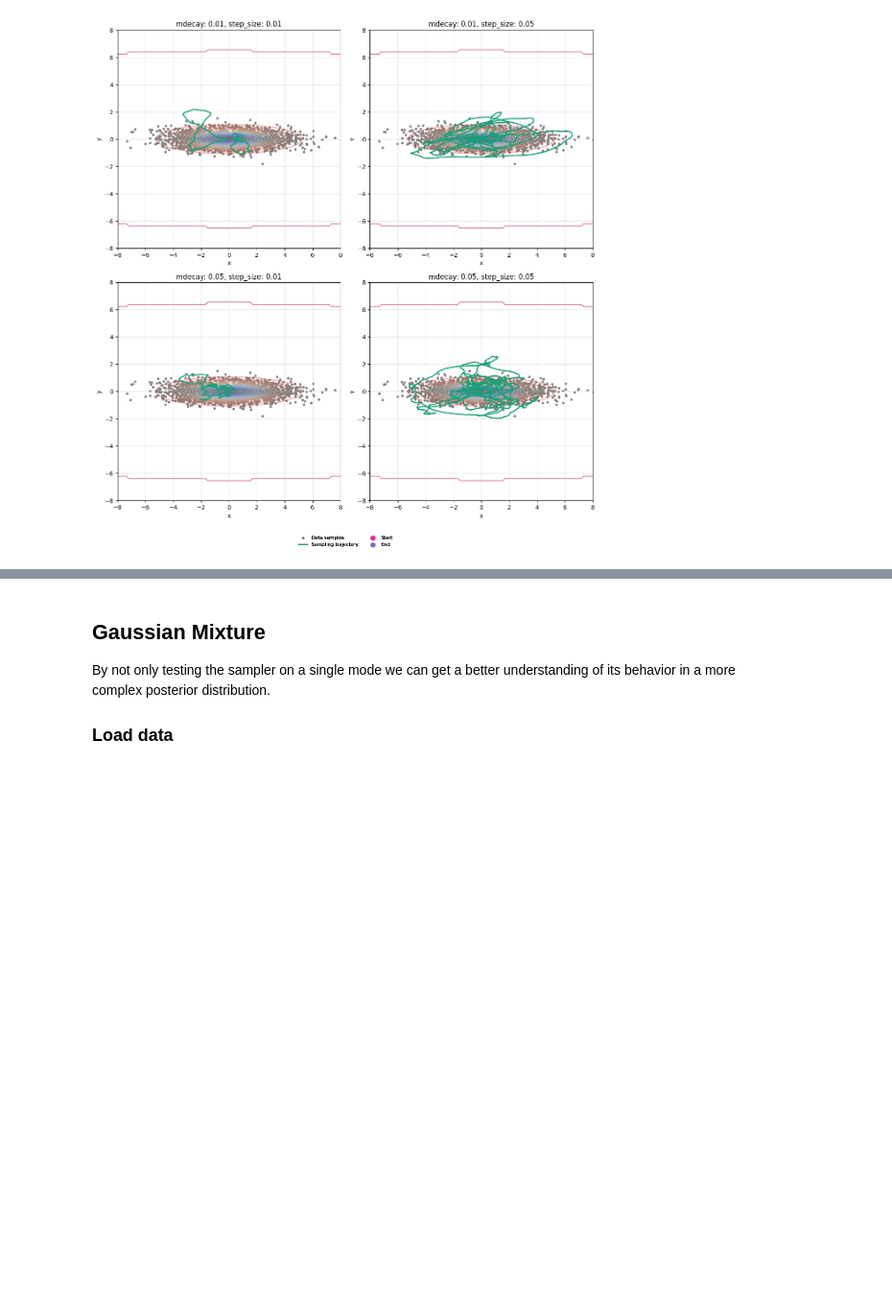
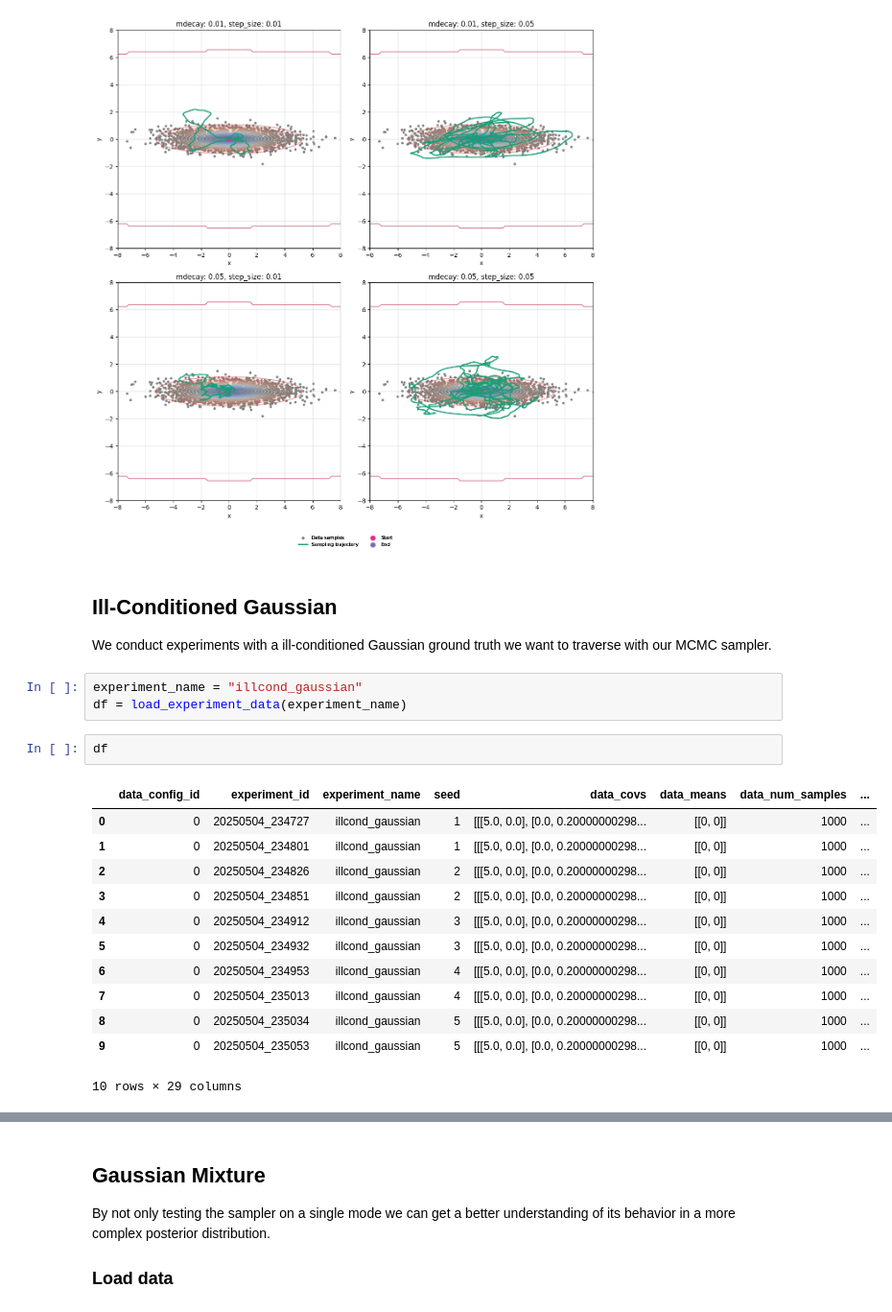
Before and after one commit to mo374z/enhancing-sgmcmc, a Jupyter notebook: notebooks/evaluate_experiments.ipynb, the cells around one changed output, grey strips where cells are left out. Shown at 96% size. Cells and saved outputs as stored; diff of their text form; blank space fills up the shorter version.

```diff
--- a/notebooks/evaluate_experiments.ipynb
+++ b/notebooks/evaluate_experiments.ipynb
@@ -192,3 +192,24 @@ plt.tight_layout()
 plt.show()
 # %% [output]
 [figure]
+# %% [markdown]
+## Ill-Conditioned Gaussian
+We conduct experiments with a ill-conditioned Gaussian ground truth we want to traverse with our MCMC sampler.
+# %%
+experiment_name = "illcond_gaussian"
+df = load_experiment_data(experiment_name)
+# %%
+df
+# %% [output]
+|  | data_config_id | experiment_id | experiment_name | seed | data_covs | data_means | data_num_samples | ... |
+| 0 | 0 | 20250504_234727 | illcond_gaussian | 1 | [[[5.0, 0.0], [0.0, 0.20000000298... | [[0, 0]] | 1000 | ... |
+| 1 | 0 | 20250504_234801 | illcond_gaussian | 1 | [[[5.0, 0.0], [0.0, 0.20000000298... | [[0, 0]] | 1000 | ... |
+| 2 | 0 | 20250504_234826 | illcond_gaussian | 2 | [[[5.0, 0.0], [0.0, 0.20000000298... | [[0, 0]] | 1000 | ... |
+| 3 | 0 | 20250504_234851 | illcond_gaussian | 2 | [[[5.0, 0.0], [0.0, 0.20000000298... | [[0, 0]] | 1000 | ... |
+| 4 | 0 | 20250504_234912 | illcond_gaussian | 3 | [[[5.0, 0.0], [0.0, 0.20000000298... | [[0, 0]] | 1000 | ... |
+| 5 | 0 | 20250504_234932 | illcond_gaussian | 3 | [[[5.0, 0.0], [0.0, 0.20000000298... | [[0, 0]] | 1000 | ... |
+| 6 | 0 | 20250504_234953 | illcond_gaussian | 4 | [[[5.0, 0.0], [0.0, 0.20000000298... | [[0, 0]] | 1000 | ... |
+| 7 | 0 | 20250504_235013 | illcond_gaussian | 4 | [[[5.0, 0.0], [0.0, 0.20000000298... | [[0, 0]] | 1000 | ... |
+| 8 | 0 | 20250504_235034 | illcond_gaussian | 5 | [[[5.0, 0.0], [0.0, 0.20000000298... | [[0, 0]] | 1000 | ... |
+| 9 | 0 | 20250504_235053 | illcond_gaussian | 5 | [[[5.0, 0.0], [0.0, 0.20000000298... | [[0, 0]] | 1000 | ... |
+10 rows × 29 columns
```
Also changed, not shown: parts of 1 cell of this notebook, 2 other files.
